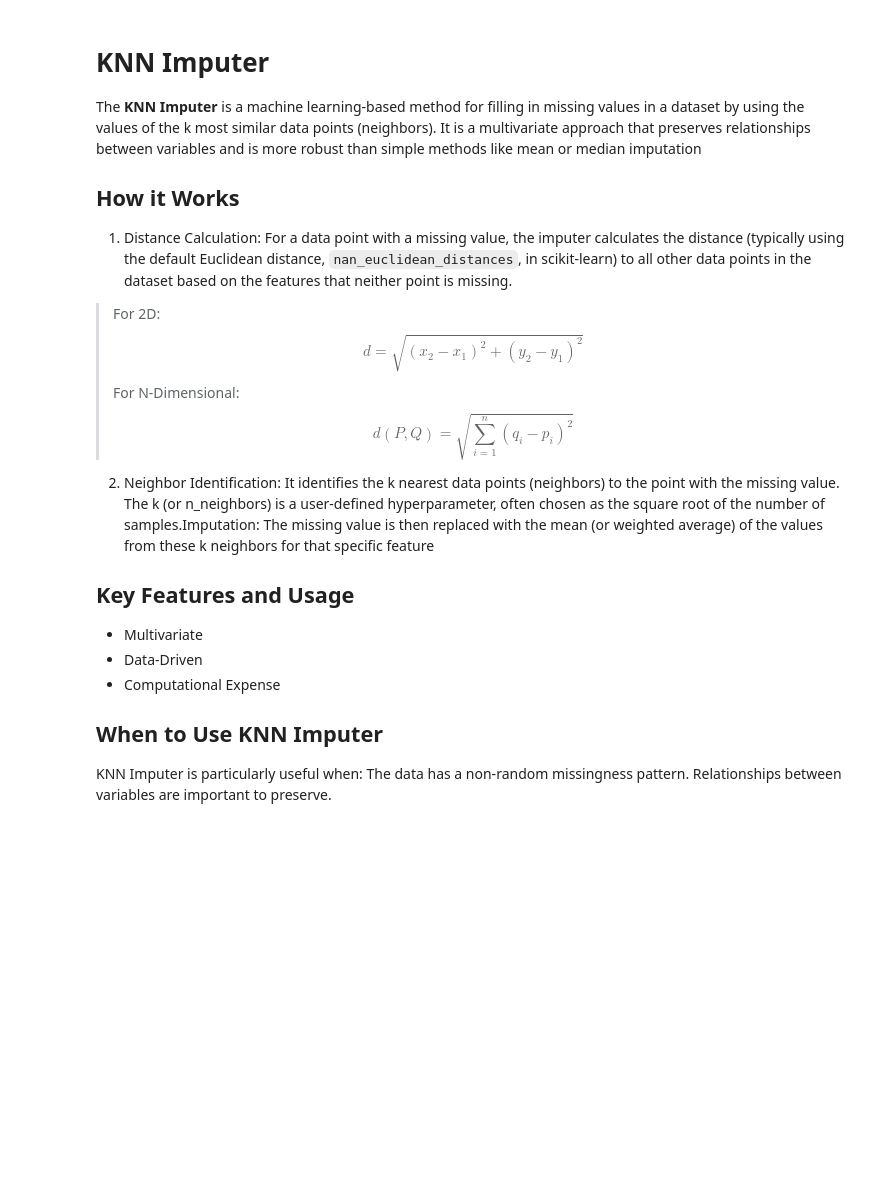
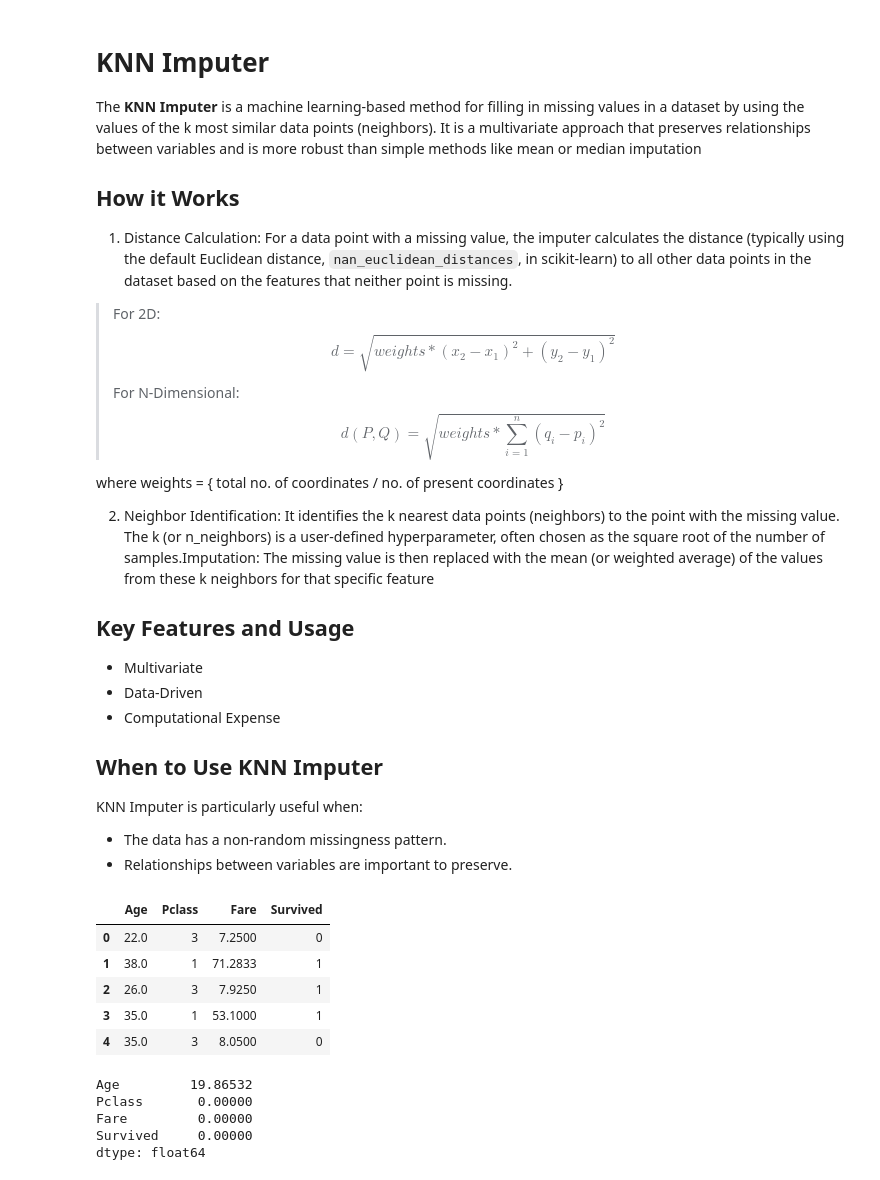
Before and after one commit to varun-chourasia/Machine-Learning, a Jupyter notebook: ML_Preprocessing/Feature Engineering/Handling Data/Knn_imputer.ipynb, the cells around one changed output. Cells and saved outputs as stored; diff of their text form; code cells hidden in the pictures; blank space fills up the shorter version.

```diff
--- a/ML_Preprocessing/Feature Engineering/Handling Data/Knn_imputer.ipynb
+++ b/ML_Preprocessing/Feature Engineering/Handling Data/Knn_imputer.ipynb
@@ -5,9 +5,11 @@ The **KNN Imputer** is a machine learning-based method for filling in missing va
 ## How it Works
 1. Distance Calculation: For a data point with a missing value, the imputer calculates the distance (typically using the default Euclidean distance, `nan_euclidean_distances`, in scikit-learn) to all other data points in the dataset based on the features that neither point is missing.
 > For 2D:
-   $$d = \sqrt{(x_2 - x_1)^2 + (y_2 - y_1)^2}$$
+   $$d = \sqrt{weights*(x_2 - x_1)^2 + (y_2 - y_1)^2}$$
 > For N-Dimensional:
-    $$d(P, Q) = \sqrt{\sum_{i=1}^{n} (q_i - p_i)^2}$$
+    $$d(P, Q) = \sqrt{weights*\sum_{i=1}^{n} (q_i - p_i)^2}$$
+
+where weights  = { total no. of coordinates / no. of present coordinates }
 
 2. Neighbor Identification: It identifies the k nearest data points (neighbors) to the point with the missing value. The k (or n_neighbors) is a user-defined hyperparameter, often chosen as the square root of the number of samples.Imputation: The missing value is then replaced with the mean (or weighted average) of the values from these k neighbors for that specific feature
 
@@ -18,5 +20,5 @@ The **KNN Imputer** is a machine learning-based method for filling in missing va
 
 ## When to Use KNN Imputer
 KNN Imputer is particularly useful when:
-The data has a non-random missingness pattern.
-Relationships between variables are important to preserve.
+- The data has a non-random missingness pattern.
+- Relationships between variables are important to preserve.
@@ -22,0 +34,19 @@ Relationships between variables are important to preserve.
+# %%
+df = pd.read_csv("train.csv")[["Age","Pclass",'Fare','Survived']]
+
+df.head()
+# %% [output]
+|  | Age | Pclass | Fare | Survived |
+| 0 | 22.0 | 3 | 7.2500 | 0 |
+| 1 | 38.0 | 1 | 71.2833 | 1 |
+| 2 | 26.0 | 3 | 7.9250 | 1 |
+| 3 | 35.0 | 1 | 53.1000 | 1 |
+| 4 | 35.0 | 3 | 8.0500 | 0 |
+# %%
+df.isnull().mean()*100
+# %% [output]
+Age         19.86532
+Pclass       0.00000
+Fare         0.00000
+Survived     0.00000
+dtype: float64
```
Also changed, not shown: parts of 13 cells of this notebook, 2 other files.
